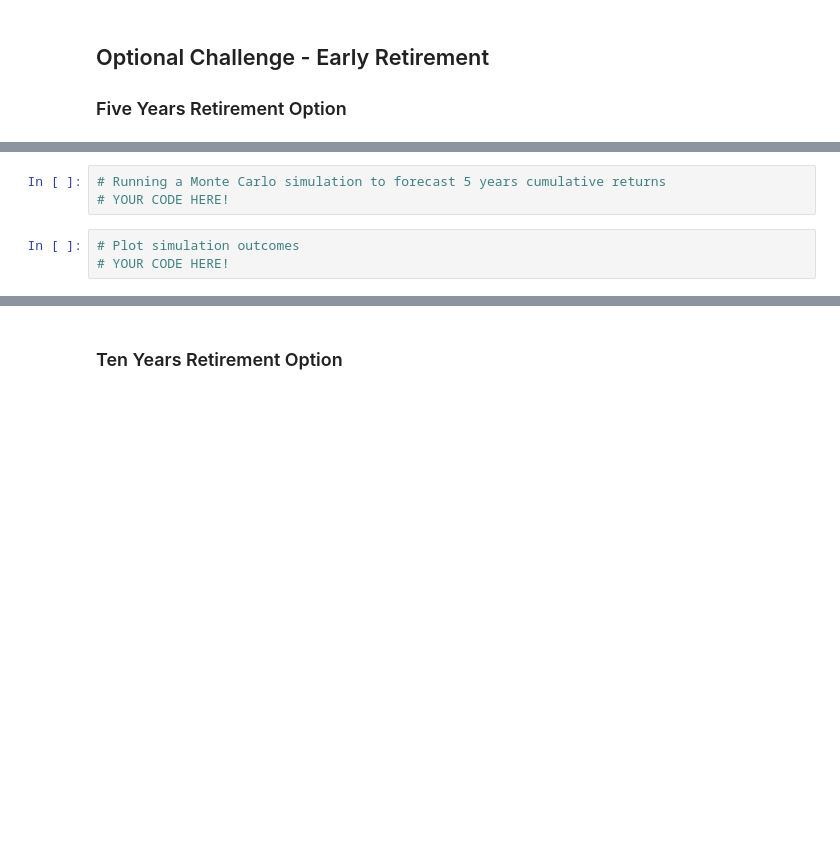
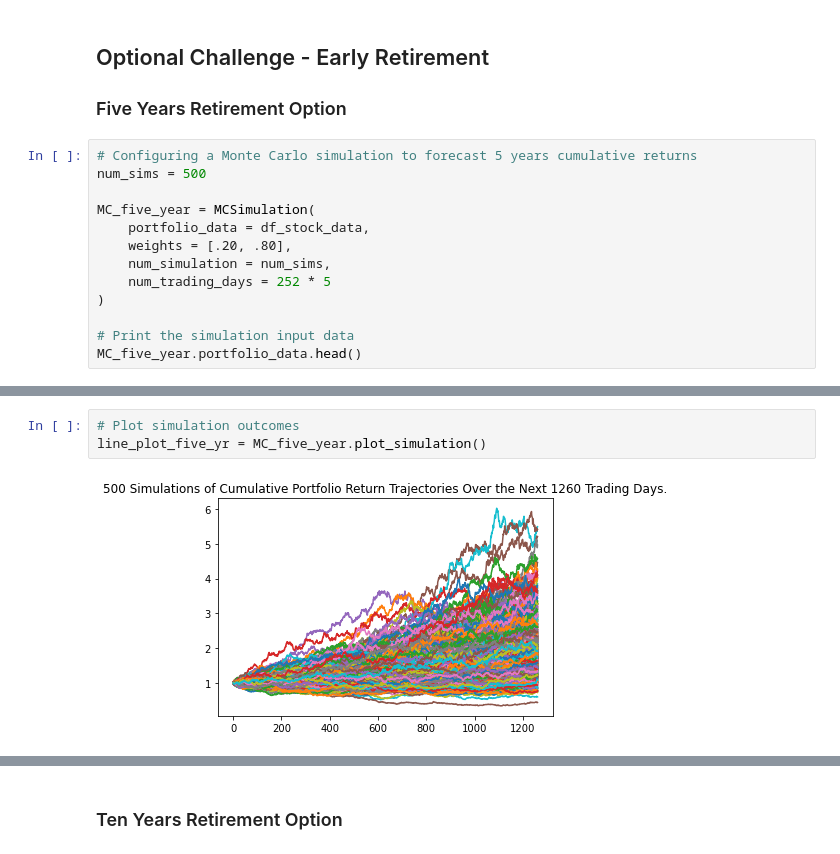
Before and after one commit to Luke-Mac/financial_planning, a Jupyter notebook: financial-planner.ipynb, the cells around one changed output, grey strips where cells are left out. Saved outputs shown, nothing was run; the diff lists cells and outputs as text; blank space fills up the shorter version.

```diff
--- a/financial-planner.ipynb
+++ b/financial-planner.ipynb
@@ -412,3 +412,16 @@ There is a 95% chance that an initial investment of $30000.0 in the portfolio ov
 
 
 ### Five Years Retirement Option
+# %%
+# Configuring a Monte Carlo simulation to forecast 5 years cumulative returns
+num_sims = 500
+
+MC_five_year = MCSimulation(
+    portfolio_data = df_stock_data,
+    weights = [.20, .80],
+    num_simulation = num_sims,
+    num_trading_days = 252 * 5
+)
+
+# Print the simulation input data
+MC_five_year.portfolio_data.head()
@@ -418,8 +482,7 @@ There is a 95% chance that an initial investment of $30000.0 in the portfolio ov
-# %%
-# Running a Monte Carlo simulation to forecast 5 years cumulative returns
-# YOUR CODE HERE!
 # %%
 # Plot simulation outcomes
-# YOUR CODE HERE!
+line_plot_five_yr = MC_five_year.plot_simulation()
+# %% [output]
+[figure, added]
 # %%
 # Plot probability distribution and confidence intervals
```
Also changed, not shown: parts of 26 cells of this notebook.
